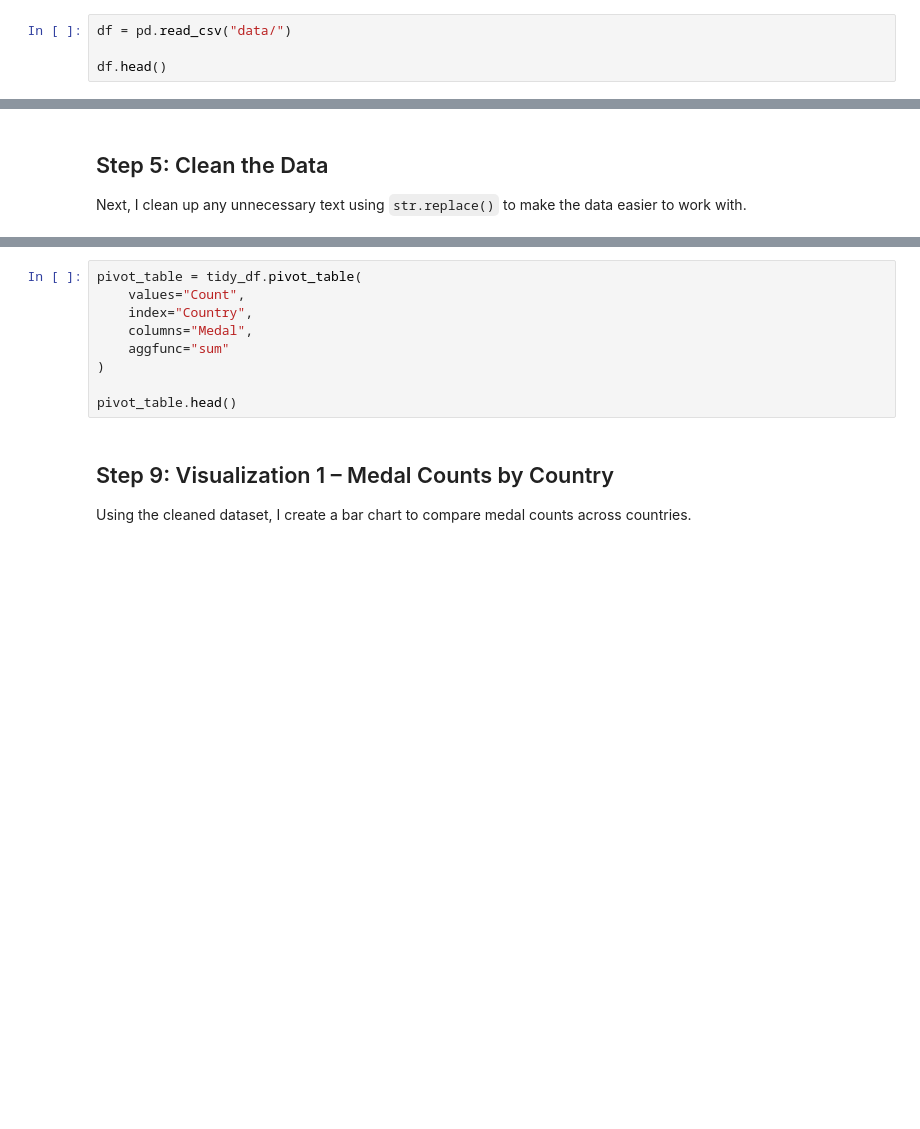
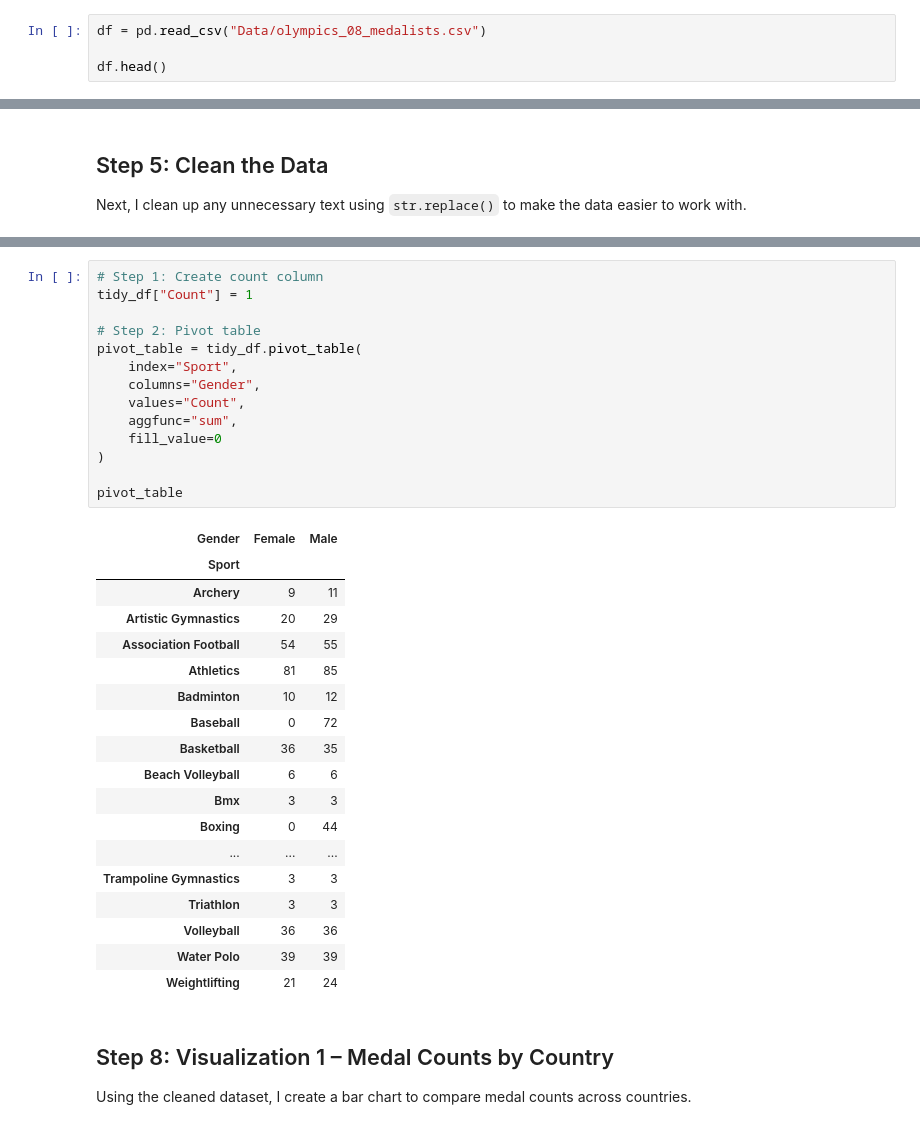
Before and after one commit to fbartola/Bartolacci-Data-Science-Portfolio, a Jupyter notebook: tidy_data_project/tidy_data_project.ipynb, the cells around one changed output, grey strips where cells are left out. Cells and saved outputs as stored; diff of their text form; blank space fills up the shorter version.

```diff
--- a/tidy_data_project/tidy_data_project.ipynb
+++ b/tidy_data_project/tidy_data_project.ipynb
@@ -18,7 +18,7 @@ import pandas as pd
 
 First, I load the dataset and examine its structure to understand what needs to be cleaned.
 # %%
-df = pd.read_csv("data/")
+df = pd.read_csv("Data/olympics_08_medalists.csv")
 
 df.head()
 # %% [output]
@@ -98,14 +169,38 @@ This allows me to compare medal counts across countries and medal types.
 # %%
+# Step 1: Create count column
+tidy_df["Count"] = 1
+
+# Step 2: Pivot table
 pivot_table = tidy_df.pivot_table(
+    index="Sport",
+    columns="Gender",
     values="Count",
-    index="Country",
-    columns="Medal",
-    aggfunc="sum"
+    aggfunc="sum",
+    fill_value=0
 )
 
-pivot_table.head()
+pivot_table
+# %% [output]
+| Gender | Female | Male |
+| Sport |  |  |
+| Archery | 9 | 11 |
+| Artistic Gymnastics | 20 | 29 |
+| Association Football | 54 | 55 |
+| Athletics | 81 | 85 |
+| Badminton | 10 | 12 |
+| Baseball | 0 | 72 |
+| Basketball | 36 | 35 |
+| Beach Volleyball | 6 | 6 |
+| Bmx | 3 | 3 |
+| Boxing | 0 | 44 |
+| ... | ... | ... |
+| Trampoline Gymnastics | 3 | 3 |
+| Triathlon | 3 | 3 |
+| Volleyball | 36 | 36 |
+| Water Polo | 39 | 39 |
+| Weightlifting | 21 | 24 |
 # %% [markdown]
-## Step 9: Visualization 1 – Medal Counts by Country
+## Step 8: Visualization 1 – Medal Counts by Country
 
 Using the cleaned dataset, I create a bar chart to compare medal counts across countries.
 # %%
```
Also changed, not shown: parts of 14 cells of this notebook, 5 other files.
